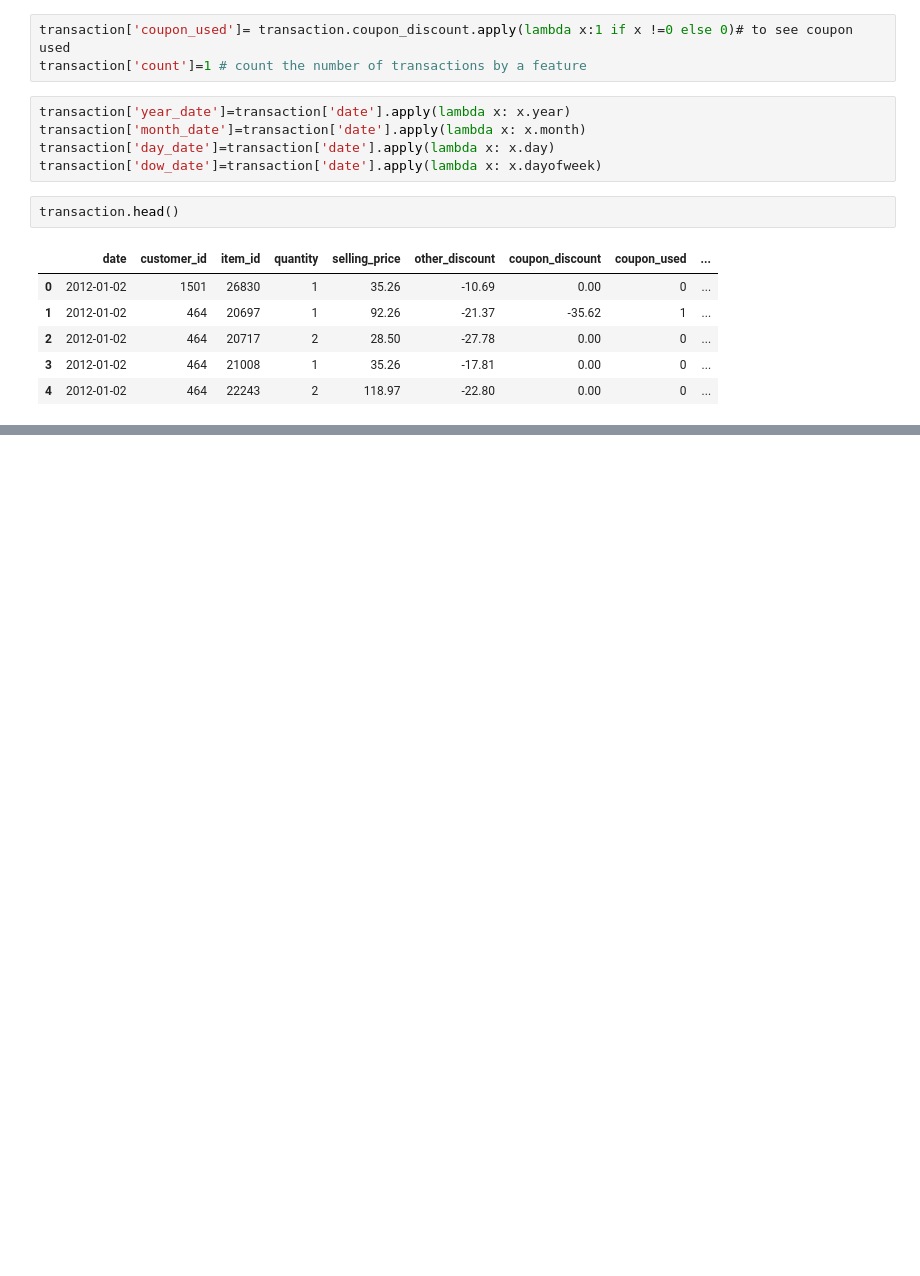
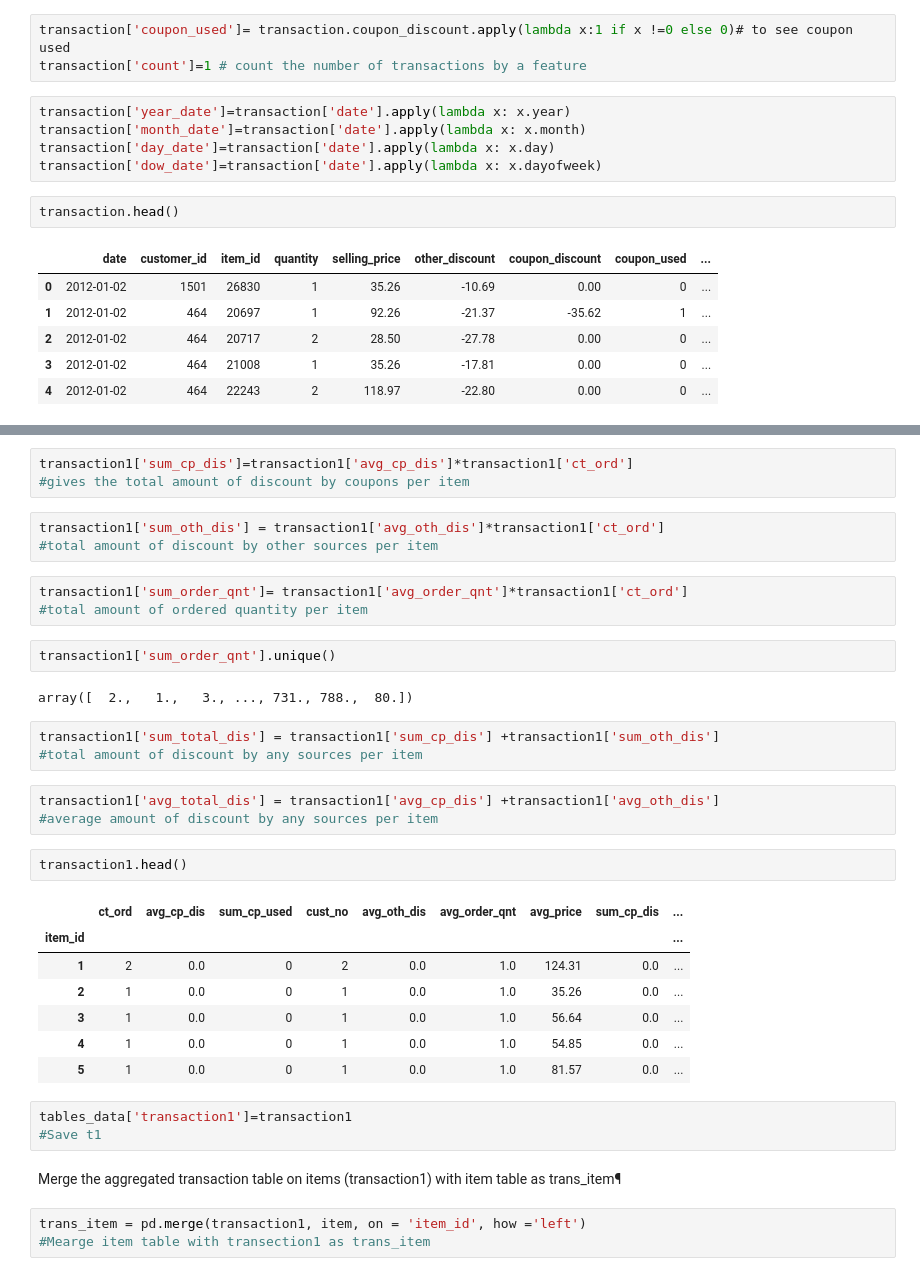
Before and after one commit to nkukadiya89/coupon-redemption-ML, a Jupyter notebook: data_analysis.ipynb, the cells around one changed output, grey strips where cells are left out. Saved outputs shown, nothing was run; the diff lists cells and outputs as text; blank space fills up the shorter version.

```diff
--- a/data_analysis.ipynb
+++ b/data_analysis.ipynb
@@ -884,0 +895,37 @@ memory usage: 4.5 MB
+# %%
+transaction1['sum_cp_dis']=transaction1['avg_cp_dis']*transaction1['ct_ord']
+#gives the total amount of discount by coupons per item
+# %%
+transaction1['sum_oth_dis'] = transaction1['avg_oth_dis']*transaction1['ct_ord']
+#total amount of discount by other sources per item
+# %%
+transaction1['sum_order_qnt']= transaction1['avg_order_qnt']*transaction1['ct_ord']
+#total amount of ordered quantity per item
+# %%
+transaction1['sum_order_qnt'].unique()
+# %% [output]
+array([  2.,   1.,   3., ..., 731., 788.,  80.])
+# %%
+transaction1['sum_total_dis'] = transaction1['sum_cp_dis'] +transaction1['sum_oth_dis']
+#total amount of discount by any sources per item
+# %%
+transaction1['avg_total_dis'] = transaction1['avg_cp_dis'] +transaction1['avg_oth_dis']
+#average amount of discount by any sources per item
+# %%
+transaction1.head()
+# %% [output]
+|  | ct_ord | avg_cp_dis | sum_cp_used | cust_no | avg_oth_dis | avg_order_qnt | avg_price | sum_cp_dis | ... |
+| item_id |  |  |  |  |  |  |  |  | ... |
+| 1 | 2 | 0.0 | 0 | 2 | 0.0 | 1.0 | 124.31 | 0.0 | ... |
+| 2 | 1 | 0.0 | 0 | 1 | 0.0 | 1.0 | 35.26 | 0.0 | ... |
+| 3 | 1 | 0.0 | 0 | 1 | 0.0 | 1.0 | 56.64 | 0.0 | ... |
+| 4 | 1 | 0.0 | 0 | 1 | 0.0 | 1.0 | 54.85 | 0.0 | ... |
+| 5 | 1 | 0.0 | 0 | 1 | 0.0 | 1.0 | 81.57 | 0.0 | ... |
+# %%
+tables_data['transaction1']=transaction1
+#Save t1
+# %% [markdown]
+Merge the aggregated transaction table on items (transaction1) with item table as trans_item¶
+# %%
+trans_item = pd.merge(transaction1, item, on = 'item_id', how ='left')
+#Mearge item table with transection1 as trans_item
```
Also changed, not shown: parts of 69 cells of this notebook.
